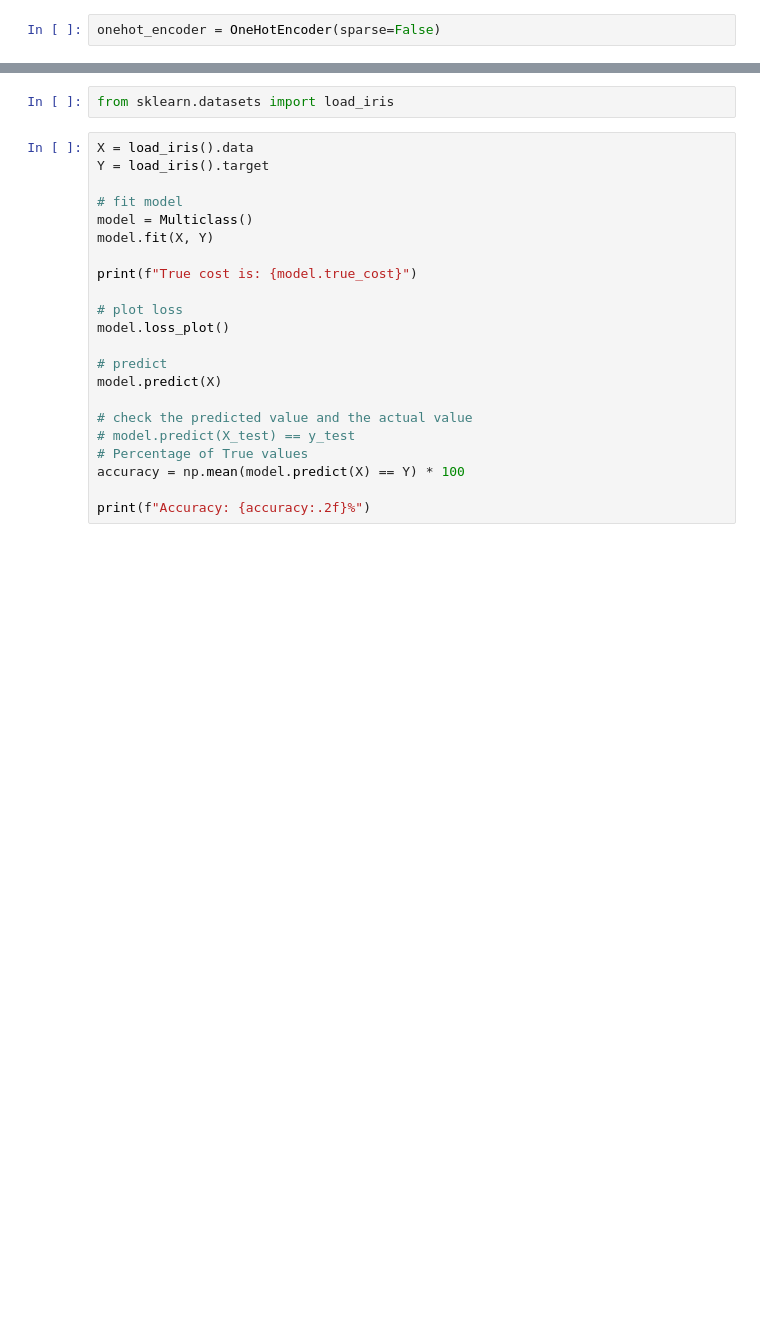
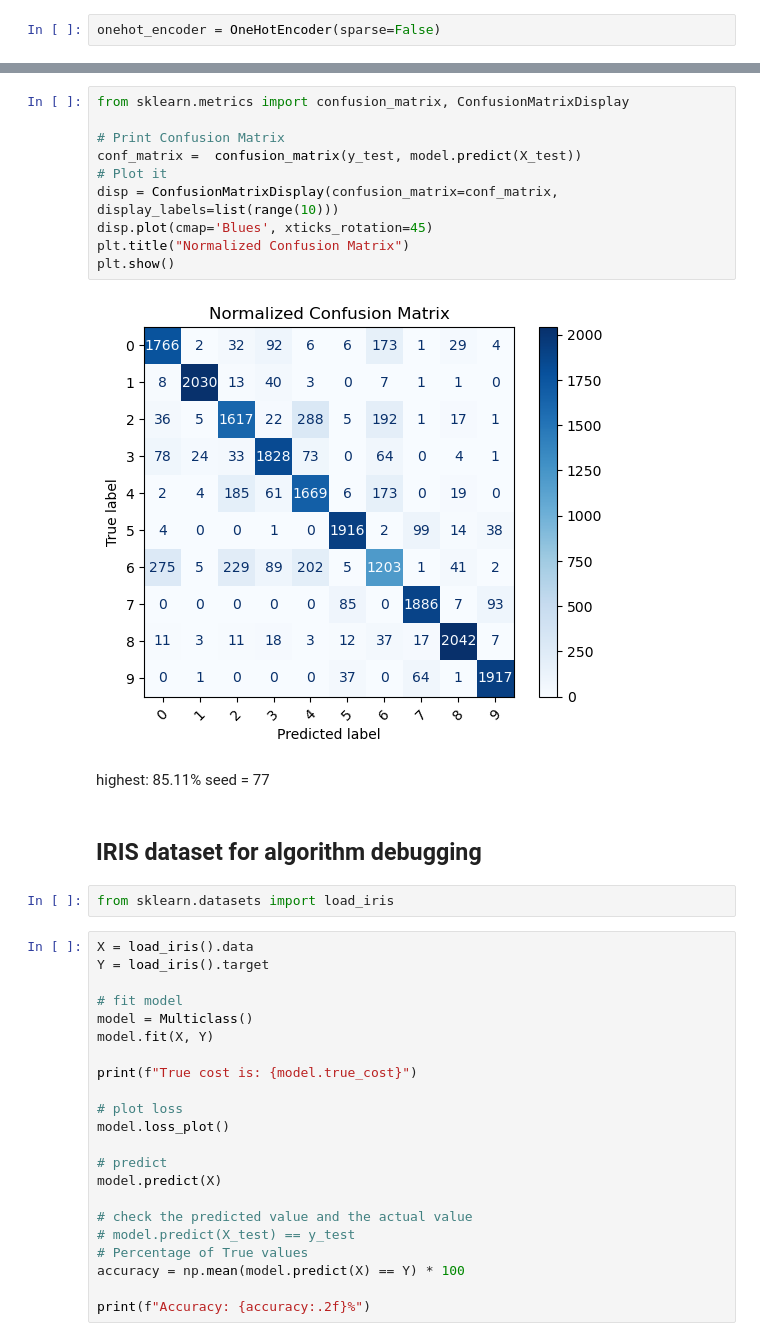
Before and after one commit to J4mZzy/TAGM-simulation, a Jupyter notebook: debug.ipynb, the cells around one changed output, grey strips where cells are left out. Drawn from its saved outputs; the diff is of its cells as text; blank space fills up the shorter version.

```diff
--- a/debug.ipynb
+++ b/debug.ipynb
@@ -148,3 +146,19 @@ print(f"Accuracy: {accuracy:.2f}%")
+# %%
+from sklearn.metrics import confusion_matrix, ConfusionMatrixDisplay
+
+# Print Confusion Matrix
+conf_matrix =  confusion_matrix(y_test, model.predict(X_test))
+# Plot it
+disp = ConfusionMatrixDisplay(confusion_matrix=conf_matrix, display_labels=list(range(10)))
+disp.plot(cmap='Blues', xticks_rotation=45)
+plt.title("Normalized Confusion Matrix")
+plt.show()
+# %% [output]
+[figure, added]
+# %% [markdown]
+highest: 85.11%  seed = 77
+# %% [markdown]
+## IRIS dataset for algorithm debugging
 # %%
 from sklearn.datasets import load_iris
 # %%
```
Also changed, not shown: parts of 19 cells of this notebook, 13 other files.
